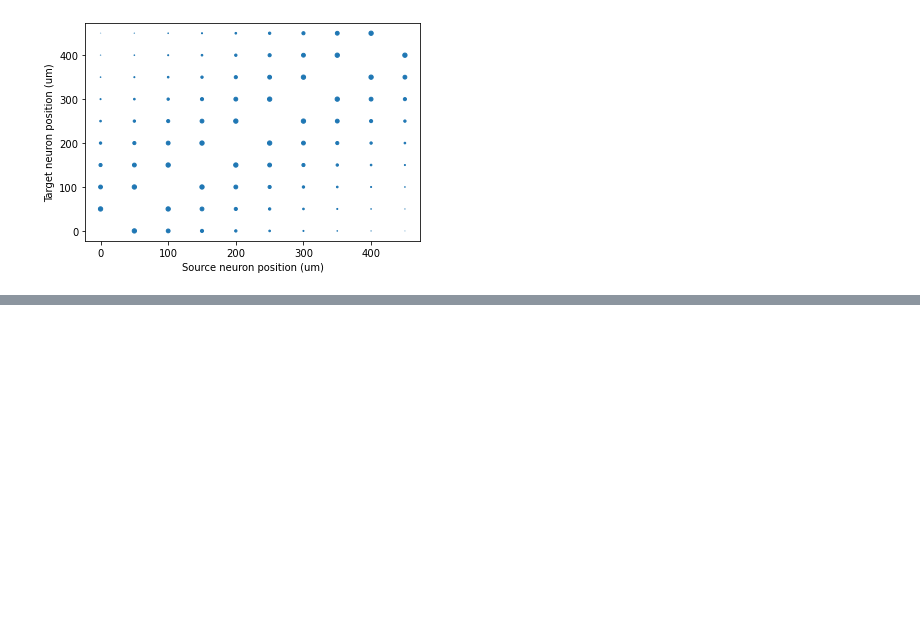
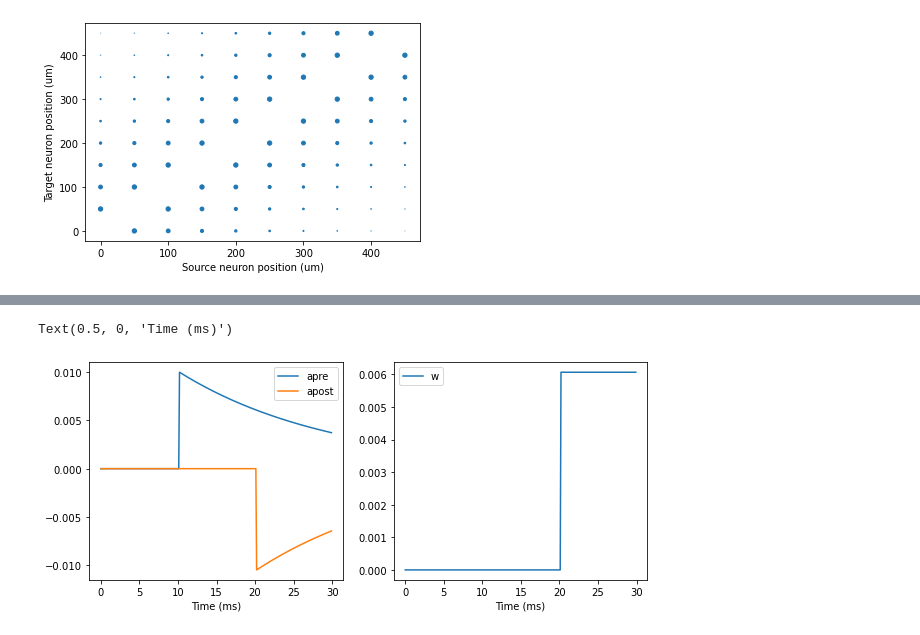
Before and after one commit to mcorne/test-python, a Jupyter notebook: brian2/2-intro-to-brian-synapses.ipynb, the cells around one changed output, grey strips where cells are left out. Saved outputs shown, nothing was run; the diff lists cells and outputs as text; code cells hidden in the pictures; blank space fills up the shorter version.

Commit message:
added synapse examples

```diff
--- a/brian2/2-intro-to-brian-synapses.ipynb
+++ b/brian2/2-intro-to-brian-synapses.ipynb
@@ -209,0 +232,43 @@ Text(0, 0.5, 'Target neuron position (um)')
+# %%
+# Traces of pre and postsynaptic activity
+start_scope()
+
+taupre = taupost = 20*ms
+wmax = 0.01
+Apre = 0.01
+Apost = -Apre*taupre/taupost*1.05
+
+G = NeuronGroup(2, 'v:1', threshold='t>(1+i)*10*ms', refractory=100*ms) # Neuron 0 fires a spike at 10 ms, neuron 1 at 20 ms
+S = Synapses(G,
+    model='''
+    w : 1
+    dapre/dt = -apre/taupre : 1 (clock-driven)    # Traces of presynaptic activity
+    dapost/dt = -apost/taupost : 1 (clock-driven) # Traces of postsynaptic activity
+    ''',                                          # Use either event-driven or clock-driven
+    on_pre='''
+    apre += Apre               # Update the presynaptic trace
+    w = clip(w+apost, 0, wmax) # Update and clamp the weight between 0 and wmax
+    ''',                       # When a presynaptic spike occurs
+    on_post='''
+    apost += Apost             # Update the postsynaptic trace and weight
+    w = clip(w+apre, 0, wmax)  # Update and clamp the weight between 0 and wmax
+    ''',                       # When a postsynaptic spike occurs
+    method='linear')
+S.connect(i=0, j=1)
+M = StateMonitor(S, ['w', 'apre', 'apost'], record=True)
+
+run(30*ms)
+
+figure(figsize=(10, 4))
+subplot(121)
+plot(M.t/ms, M.apre[0], label='apre')
+plot(M.t/ms, M.apost[0], label='apost')
+xlabel('Time (ms)')
+legend()
+subplot(122)
+plot(M.t/ms, M.w[0], label='w')
+legend(loc='best')
+xlabel('Time (ms)')
+# %% [output]
+Text(0.5, 0, 'Time (ms)')
+[figure, added]
```
Also changed, not shown: parts of 4 cells of this notebook.
